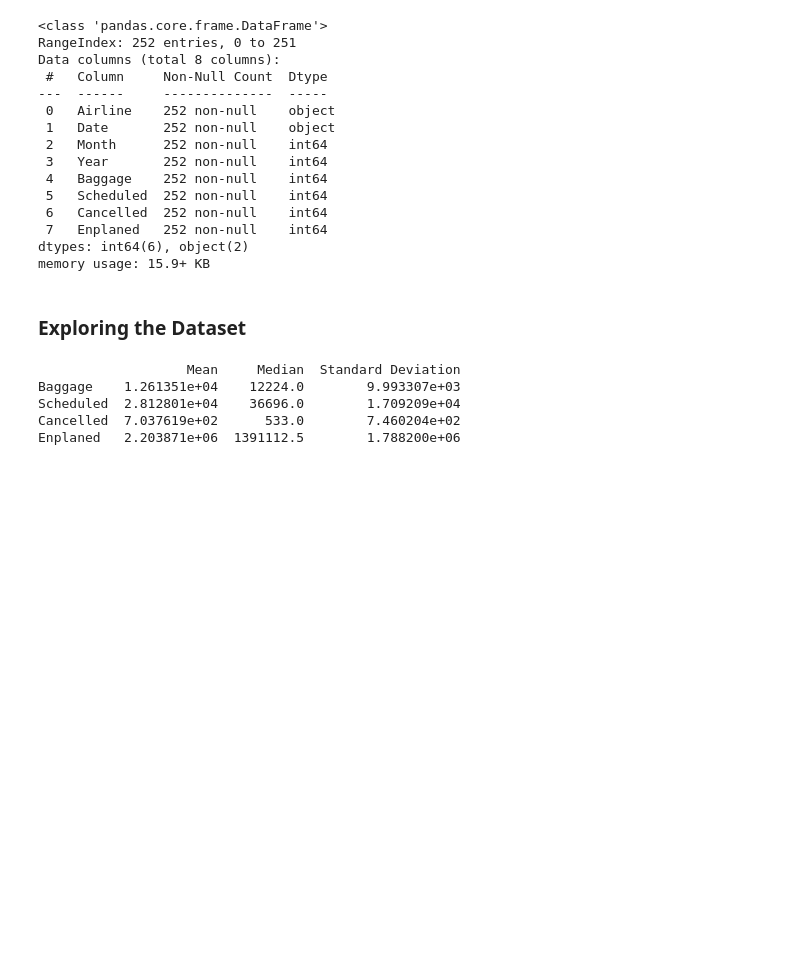
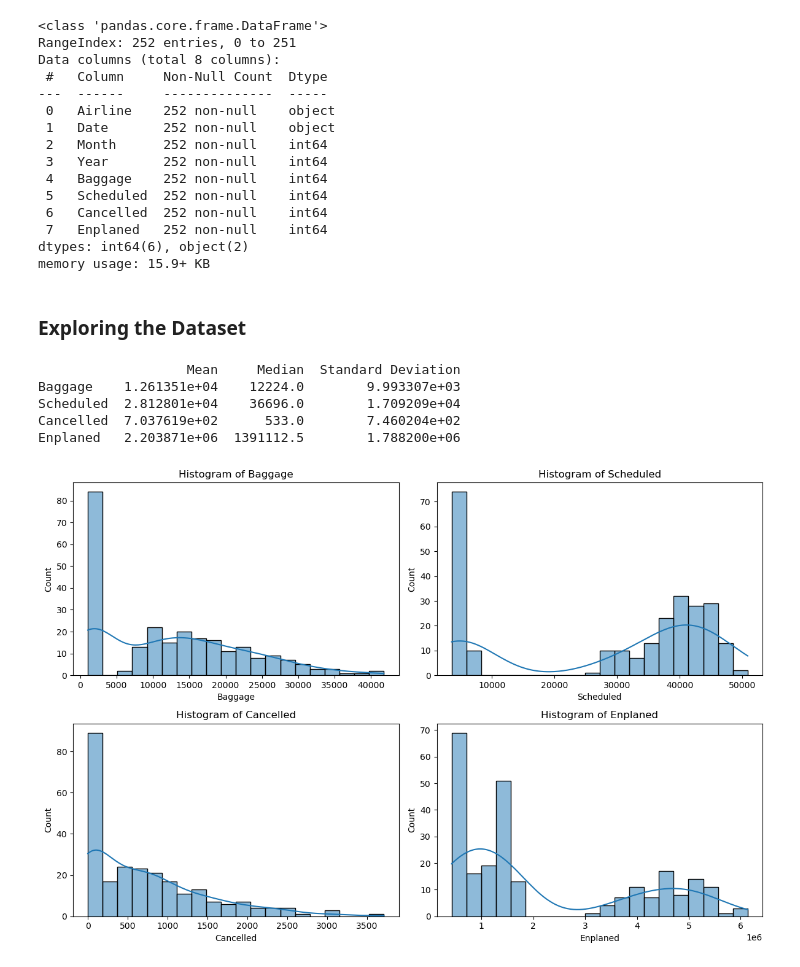
Before and after one commit to claretubs/programming-data-analysis-project, a Jupyter notebook: project1.ipynb, the cells around one changed output. Drawn from its saved outputs; the diff is of its cells as text; code cells hidden in the pictures; blank space fills up the shorter version.

Commit message:
Data Visualization

```diff
--- a/project1.ipynb
+++ b/project1.ipynb
@@ -89,3 +90,15 @@ Baggage    1.261351e+04    12224.0        9.993307e+03
 Scheduled  2.812801e+04    36696.0        1.709209e+04
 Cancelled  7.037619e+02      533.0        7.460204e+02
 Enplaned   2.203871e+06  1391112.5        1.788200e+06
+# %%
+# Histograms for each variable
+plt.figure(figsize=(12,8))
+for i, col in enumerate(relevant_columns, 1):
+    plt.subplot(2, 2, i)
+    sns.histplot(df[col], bins = 20, kde = True)
+    plt.title(f"Histogram of {col}")
+
+plt.tight_layout()
+plt.show()
+# %% [output]
+[figure, added]
```
Also changed, not shown: parts of 2 cells of this notebook.
